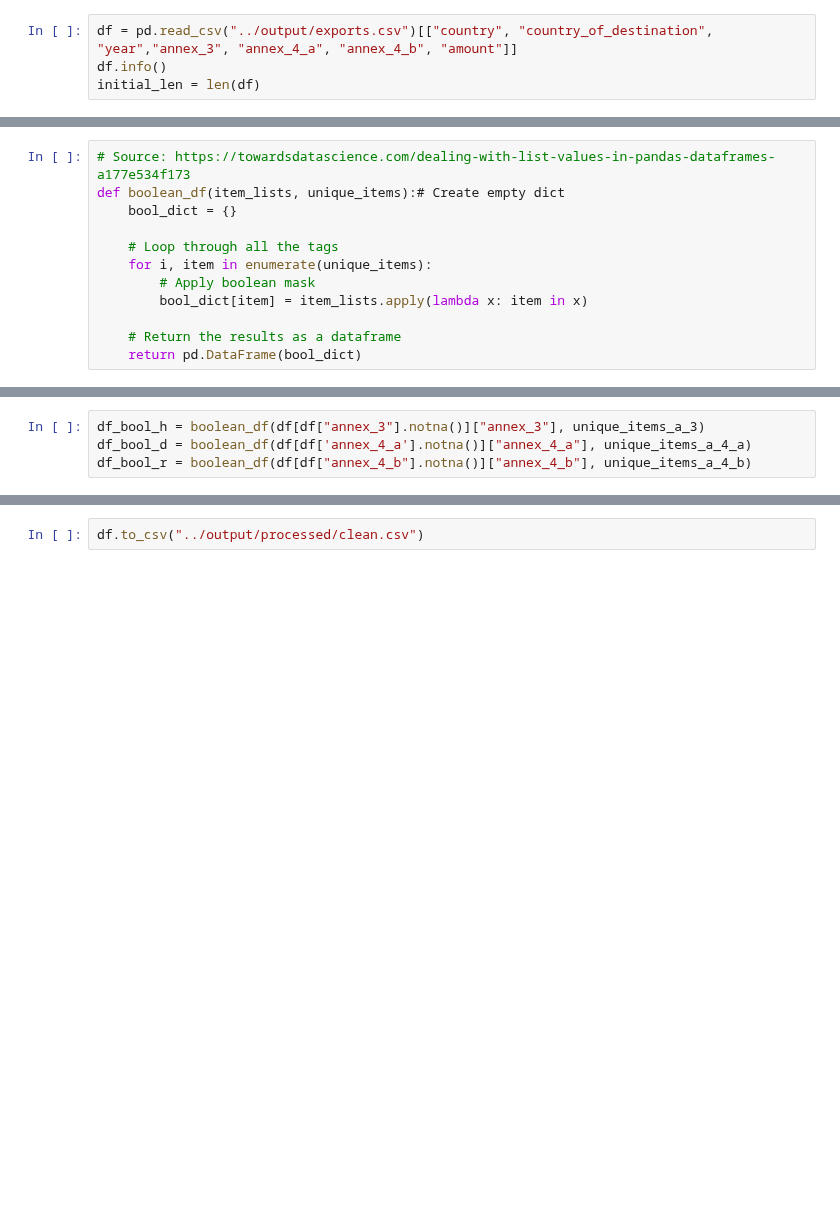
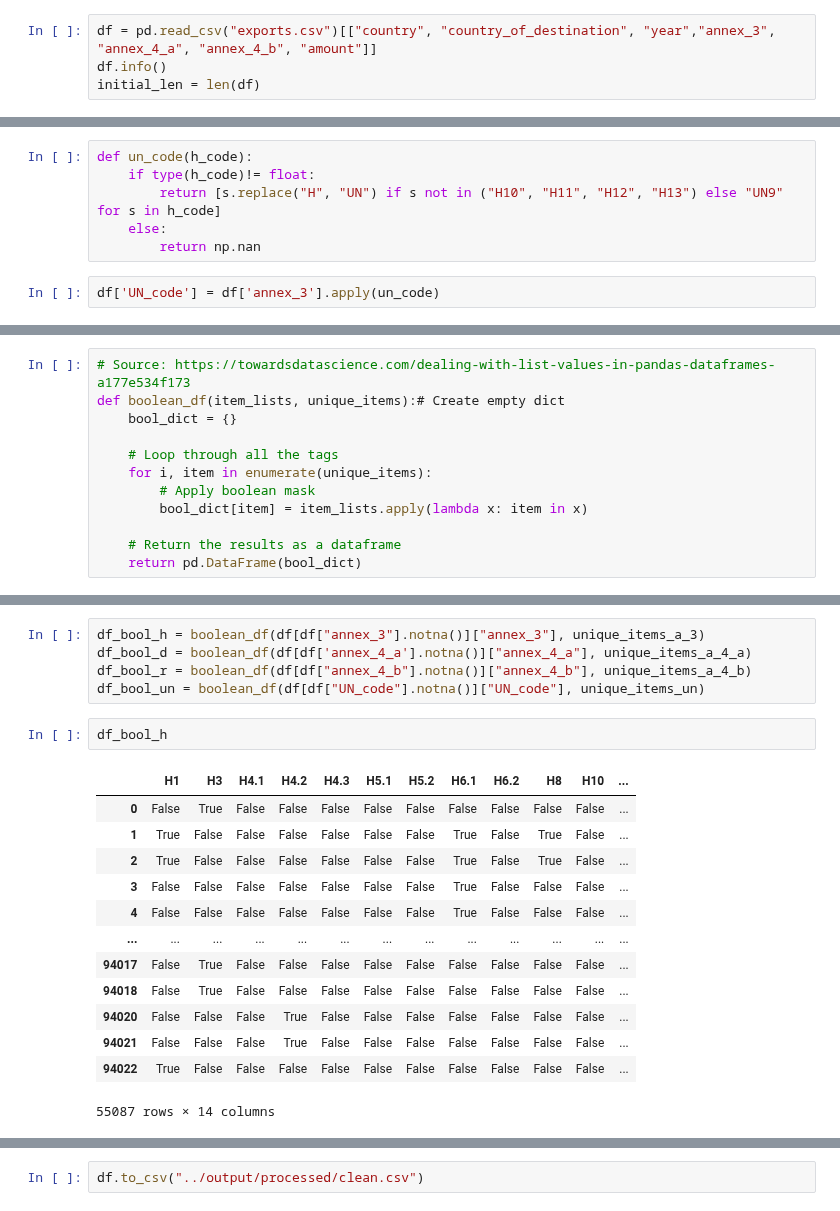
Before and after one commit to jstet/Basel_Convention_Scraper, a Jupyter notebook: data_processing/processing.ipynb, the cells around one changed output, grey strips where cells are left out. Cells and saved outputs as stored; diff of their text form; blank space fills up the shorter version.

```diff
--- a/data_processing/processing.ipynb
+++ b/data_processing/processing.ipynb
@@ -5,7 +5,7 @@ import numpy as np
 import re
 import unidecode
 # %%
-df = pd.read_csv("../output/exports.csv")[["country", "country_of_destination", "year","annex_3", "annex_4_a", "annex_4_b", "amount"]]
+df = pd.read_csv("exports.csv")[["country", "country_of_destination", "year","annex_3", "annex_4_a", "annex_4_b", "amount"]]
 df.info()
 initial_len = len(df)
 # %% [output]
@@ -219,0 +236,8 @@ df["annex_4_b"] = df.apply(lambda x: func(x["annex_4_b"], unique_items_a_4_b), a
+# %%
+def un_code(h_code):
+    if type(h_code)!= float:
+        return [s.replace("H", "UN") if s not in ("H10", "H11", "H12", "H13") else "UN9" for s in h_code]
+    else:
+        return np.nan
+# %%
+df['UN_code'] = df['annex_3'].apply(un_code)
@@ -275,3 +330,20 @@ def boolean_df(item_lists, unique_items):# Create empty dict
 df_bool_h = boolean_df(df[df["annex_3"].notna()]["annex_3"], unique_items_a_3)
 df_bool_d = boolean_df(df[df['annex_4_a'].notna()]["annex_4_a"], unique_items_a_4_a)
 df_bool_r = boolean_df(df[df["annex_4_b"].notna()]["annex_4_b"], unique_items_a_4_b)
+df_bool_un = boolean_df(df[df["UN_code"].notna()]["UN_code"], unique_items_un)
+# %%
+df_bool_h
+# %% [output]
+|  | H1 | H3 | H4.1 | H4.2 | H4.3 | H5.1 | H5.2 | H6.1 | H6.2 | H8 | H10 | ... |
+| 0 | False | True | False | False | False | False | False | False | False | False | False | ... |
+| 1 | True | False | False | False | False | False | False | True | False | True | False | ... |
+| 2 | True | False | False | False | False | False | False | True | False | True | False | ... |
+| 3 | False | False | False | False | False | False | False | True | False | False | False | ... |
+| 4 | False | False | False | False | False | False | False | True | False | False | False | ... |
+| ... | ... | ... | ... | ... | ... | ... | ... | ... | ... | ... | ... | ... |
+| 94017 | False | True | False | False | False | False | False | False | False | False | False | ... |
+| 94018 | False | True | False | False | False | False | False | False | False | False | False | ... |
+| 94020 | False | False | False | True | False | False | False | False | False | False | False | ... |
+| 94021 | False | False | False | True | False | False | False | False | False | False | False | ... |
+| 94022 | True | False | False | False | False | False | False | False | False | False | False | ... |
+55087 rows × 14 columns
```
Also changed, not shown: parts of 11 cells of this notebook.
